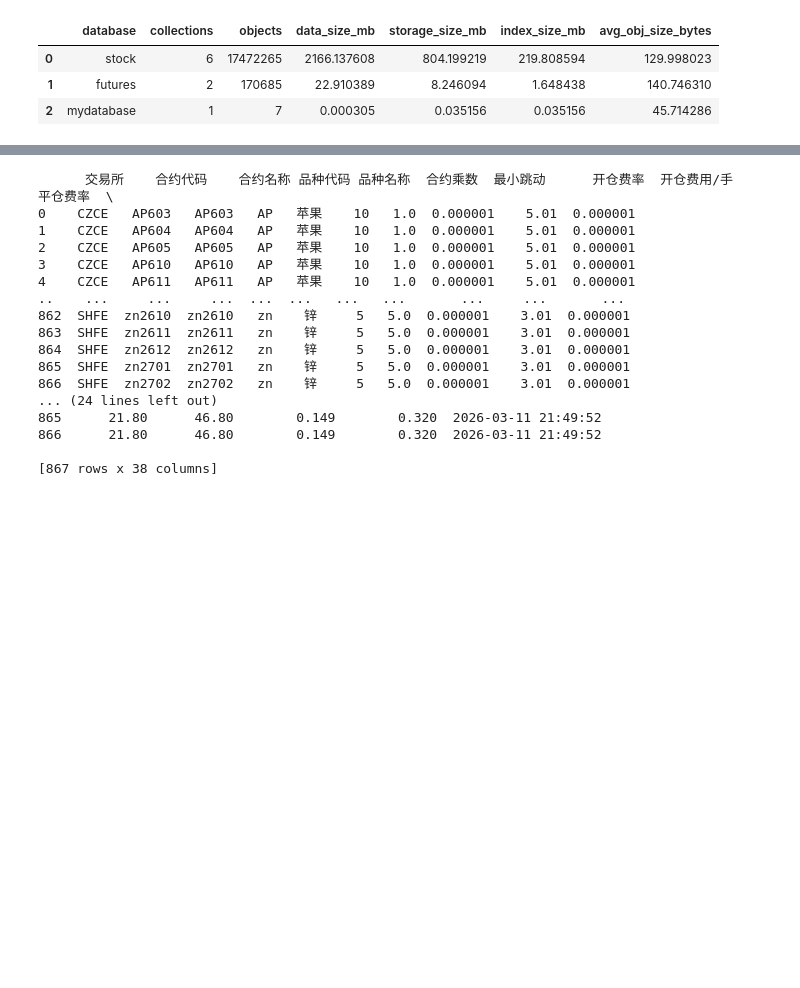
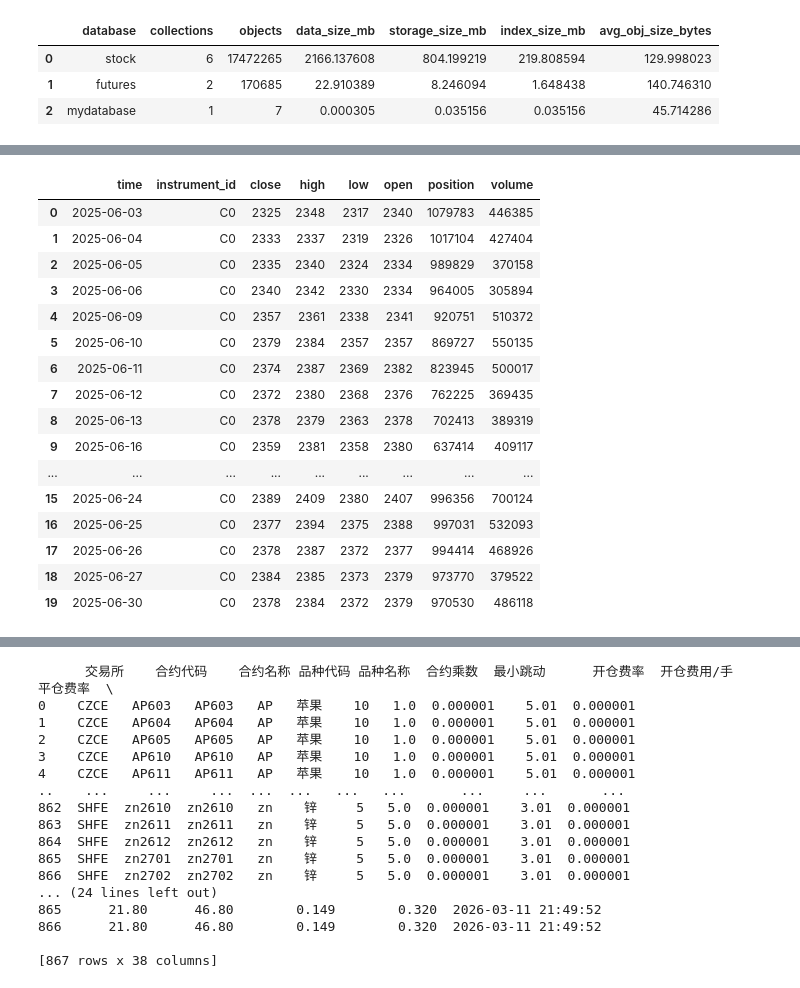
Before and after one commit to leoweng111/lionet, a Jupyter notebook: notebook/ak_test.ipynb, the cells around one changed output, grey strips where cells are left out. Cells and saved outputs as stored; diff of their text form; code cells hidden in the pictures; blank space fills up the shorter version.

```diff
--- a/notebook/ak_test.ipynb
+++ b/notebook/ak_test.ipynb
@@ -31,0 +153,29 @@ res['database_summary']
+# %%
+instrument_id = 'C0'
+start_date = '20250601'
+end_date = '20250630'
+# %%
+df1 = get_futures_continuous_contract_price(instrument_id,
+                                          start_date,
+                                          end_date,
+                                          from_database=True)
+# %%
+df1
+# %% [output]
+|  | time | instrument_id | close | high | low | open | position | volume |
+| 0 | 2025-06-03 | C0 | 2325 | 2348 | 2317 | 2340 | 1079783 | 446385 |
+| 1 | 2025-06-04 | C0 | 2333 | 2337 | 2319 | 2326 | 1017104 | 427404 |
+| 2 | 2025-06-05 | C0 | 2335 | 2340 | 2324 | 2334 | 989829 | 370158 |
+| 3 | 2025-06-06 | C0 | 2340 | 2342 | 2330 | 2334 | 964005 | 305894 |
+| 4 | 2025-06-09 | C0 | 2357 | 2361 | 2338 | 2341 | 920751 | 510372 |
+| 5 | 2025-06-10 | C0 | 2379 | 2384 | 2357 | 2357 | 869727 | 550135 |
+| 6 | 2025-06-11 | C0 | 2374 | 2387 | 2369 | 2382 | 823945 | 500017 |
+| 7 | 2025-06-12 | C0 | 2372 | 2380 | 2368 | 2376 | 762225 | 369435 |
+| 8 | 2025-06-13 | C0 | 2378 | 2379 | 2363 | 2378 | 702413 | 389319 |
+| 9 | 2025-06-16 | C0 | 2359 | 2381 | 2358 | 2380 | 637414 | 409117 |
+| ... | ... | ... | ... | ... | ... | ... | ... | ... |
+| 15 | 2025-06-24 | C0 | 2389 | 2409 | 2380 | 2407 | 996356 | 700124 |
+| 16 | 2025-06-25 | C0 | 2377 | 2394 | 2375 | 2388 | 997031 | 532093 |
+| 17 | 2025-06-26 | C0 | 2378 | 2387 | 2372 | 2377 | 994414 | 468926 |
+| 18 | 2025-06-27 | C0 | 2384 | 2385 | 2373 | 2379 | 973770 | 379522 |
+| 19 | 2025-06-30 | C0 | 2378 | 2384 | 2372 | 2379 | 970530 | 486118 |
```
Also changed, not shown: parts of 27 cells of this notebook, 2 other files.
